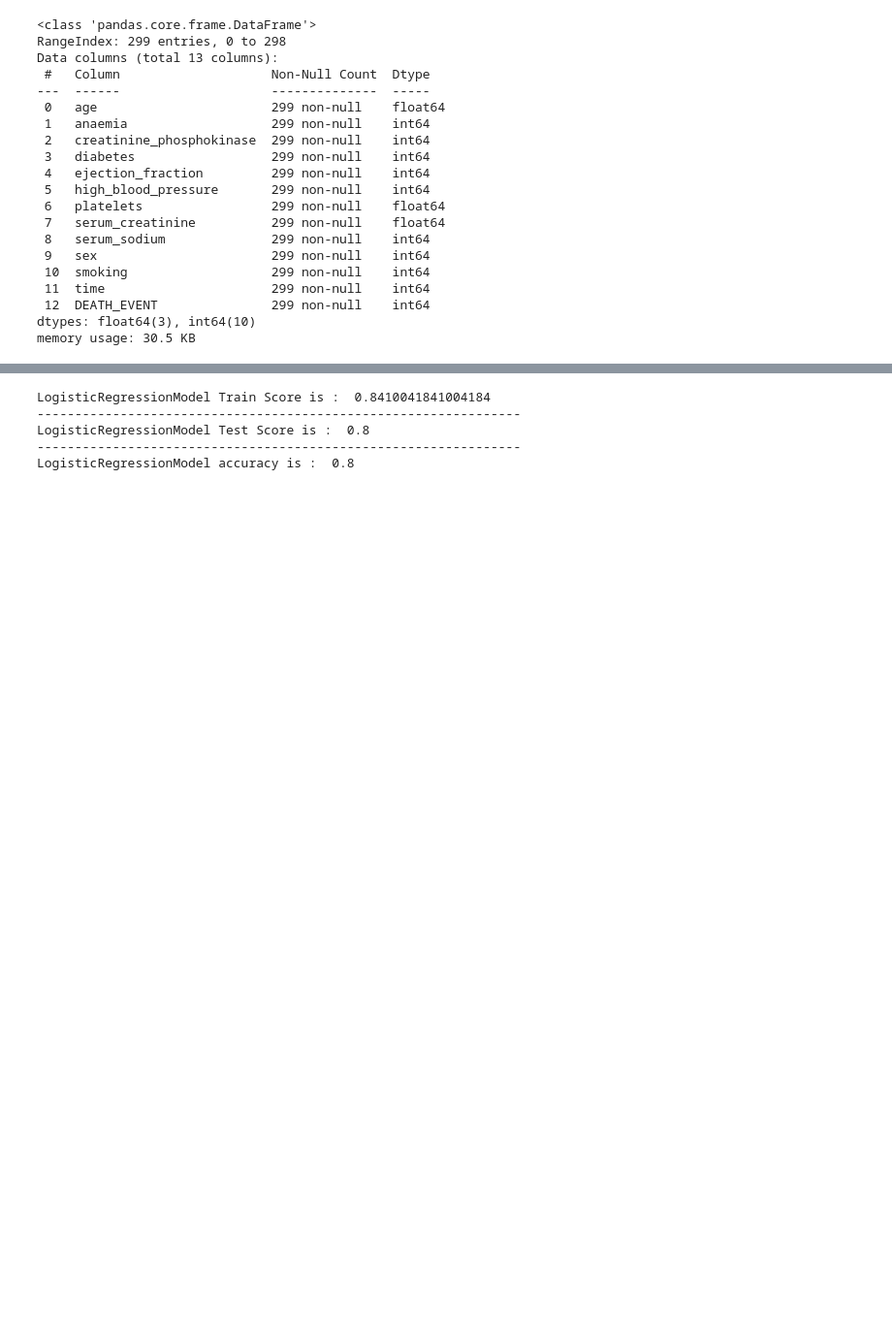
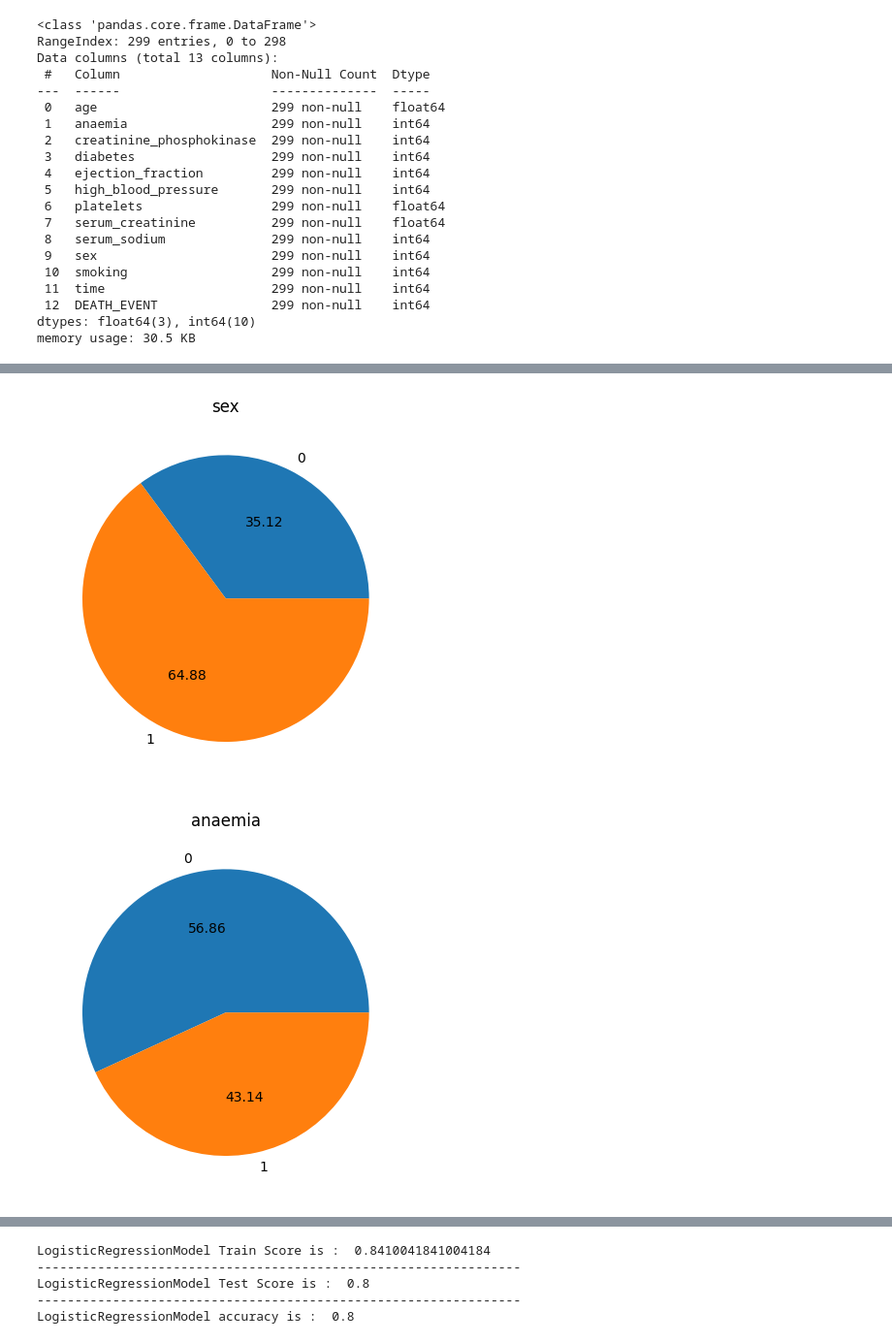
Before and after one commit to Kaiizx/Heart_Failure_Prediction, a Jupyter notebook: Proj.ipynb, the cells around one changed output, grey strips where cells are left out. Shown: that part at 97% size. Saved outputs shown, nothing was run; the diff lists cells and outputs as text; code cells hidden in the pictures; blank space fills up the shorter version.

```diff
--- a/Proj.ipynb
+++ b/Proj.ipynb
@@ -82,0 +152,11 @@ memory usage: 30.5 KB
+# %%
+#quality_para plot
+for i in quality_para:
+    data.groupby(i).size().plot(kind='pie', autopct='%.2f',)
+    plt.title(i)
+    plt.show()
+
+# 0
+# %% [output]
+[figure, added]
+[figure, added]
```
Also changed, not shown: parts of 12 cells of this notebook, 1 other file.
